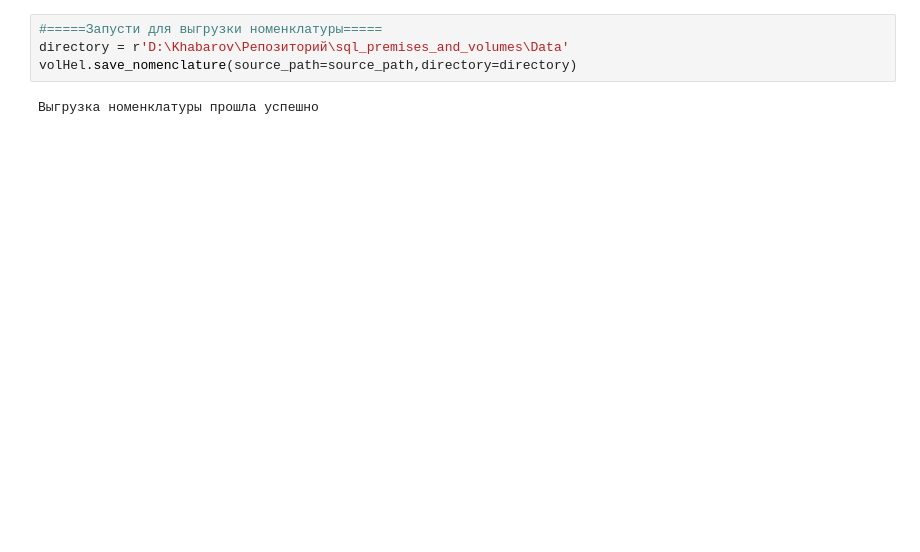
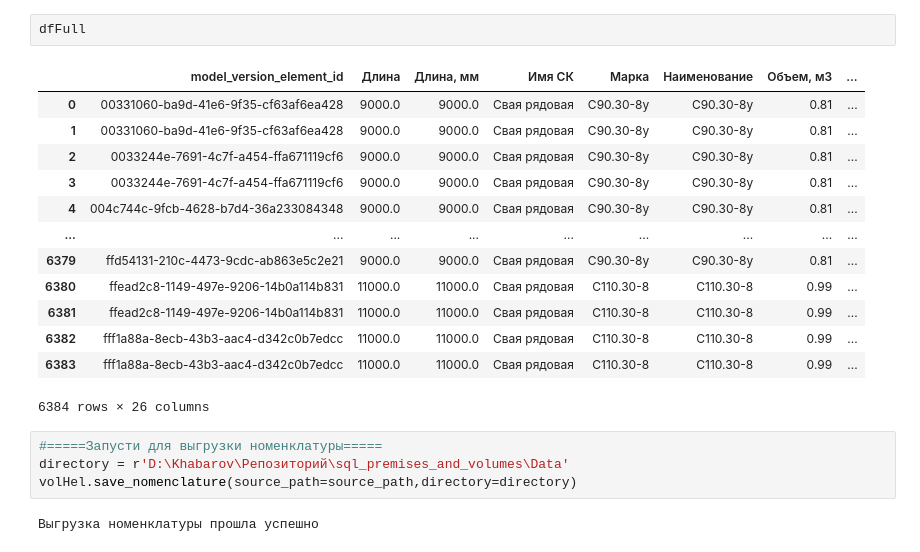
Before and after one commit to oilskinpack/sql_premises_and_volumes, a Jupyter notebook: Volumes/volumes_notebook.ipynb, the cells around one changed output. Cells and saved outputs as stored; diff of their text form; blank space fills up the shorter version.

```diff
--- a/Volumes/volumes_notebook.ipynb
+++ b/Volumes/volumes_notebook.ipynb
@@ -20,3 +19,19 @@ dfFull = volHel.fullDf
+# %%
+dfFull
+# %% [output]
+|  | model_version_element_id | Длина | Длина, мм | Имя СК | Марка | Наименование | Объем, м3 | ... |
+| 0 | 00331060-ba9d-41e6-9f35-cf63af6ea428 | 9000.0 | 9000.0 | Свая рядовая | С90.30-8у | С90.30-8у | 0.81 | ... |
+| 1 | 00331060-ba9d-41e6-9f35-cf63af6ea428 | 9000.0 | 9000.0 | Свая рядовая | С90.30-8у | С90.30-8у | 0.81 | ... |
+| 2 | 0033244e-7691-4c7f-a454-ffa671119cf6 | 9000.0 | 9000.0 | Свая рядовая | С90.30-8у | С90.30-8у | 0.81 | ... |
+| 3 | 0033244e-7691-4c7f-a454-ffa671119cf6 | 9000.0 | 9000.0 | Свая рядовая | С90.30-8у | С90.30-8у | 0.81 | ... |
+| 4 | 004c744c-9fcb-4628-b7d4-36a233084348 | 9000.0 | 9000.0 | Свая рядовая | С90.30-8у | С90.30-8у | 0.81 | ... |
+| ... | ... | ... | ... | ... | ... | ... | ... | ... |
+| 6379 | ffd54131-210c-4473-9cdc-ab863e5c2e21 | 9000.0 | 9000.0 | Свая рядовая | С90.30-8у | С90.30-8у | 0.81 | ... |
+| 6380 | ffead2c8-1149-497e-9206-14b0a114b831 | 11000.0 | 11000.0 | Свая рядовая | С110.30-8 | С110.30-8 | 0.99 | ... |
+| 6381 | ffead2c8-1149-497e-9206-14b0a114b831 | 11000.0 | 11000.0 | Свая рядовая | С110.30-8 | С110.30-8 | 0.99 | ... |
+| 6382 | fff1a88a-8ecb-43b3-aac4-d342c0b7edcc | 11000.0 | 11000.0 | Свая рядовая | С110.30-8 | С110.30-8 | 0.99 | ... |
+| 6383 | fff1a88a-8ecb-43b3-aac4-d342c0b7edcc | 11000.0 | 11000.0 | Свая рядовая | С110.30-8 | С110.30-8 | 0.99 | ... |
+6384 rows × 26 columns
 # %%
 #=====Запусти для выгрузки номенклатуры=====
 directory = r'D:\Khabarov\Репозиторий\sql_premises_and_volumes\Data'
```
Also changed, not shown: parts of 1 cell of this notebook, 2 other files.
